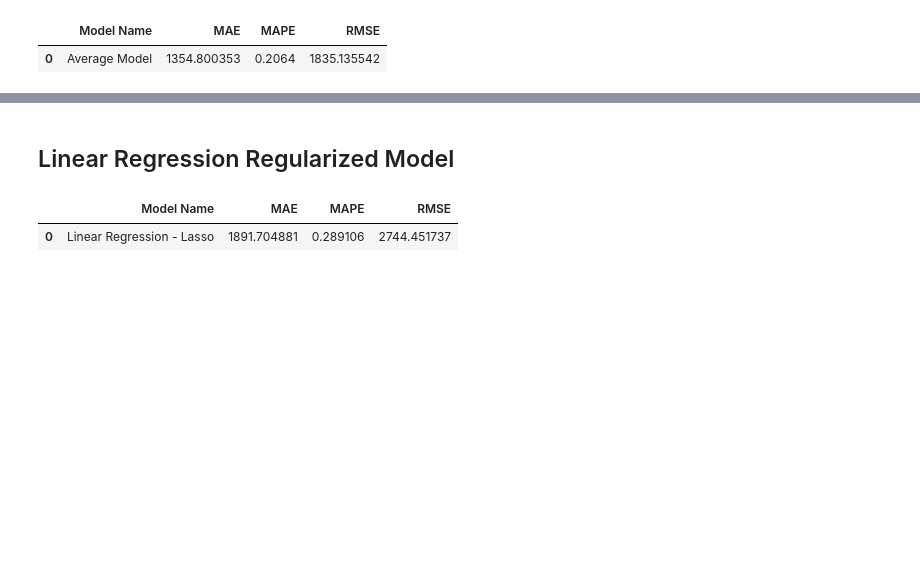
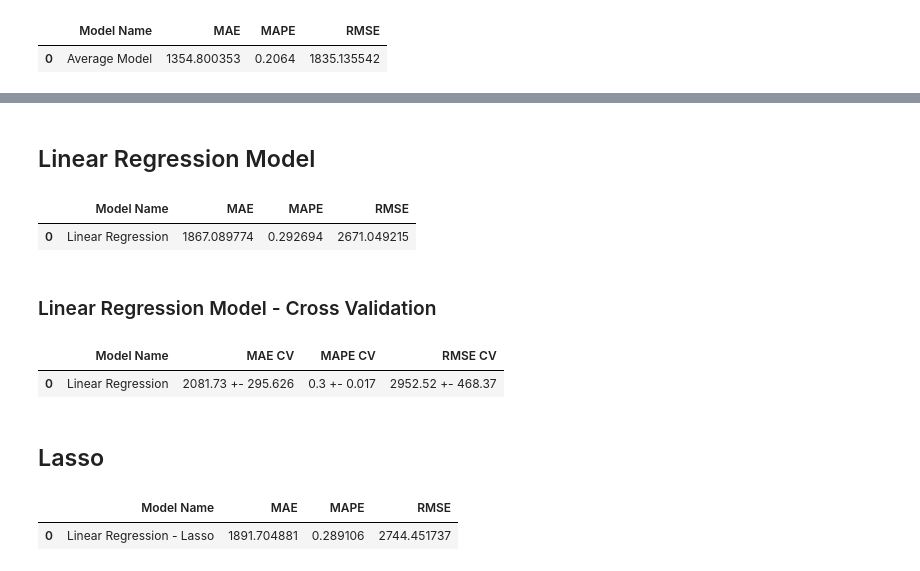
Before and after one commit to crisguimaraes/DS_Producao_Rossmann, a Jupyter notebook: M07_v01_v02_store_sales_prediction.ipynb, the cells around one changed output, grey strips where cells are left out. Saved outputs shown, nothing was run; the diff lists cells and outputs as text; code cells hidden in the pictures; blank space fills up the shorter version.

```diff
--- a/M07_v01_v02_store_sales_prediction.ipynb
+++ b/M07_v01_v02_store_sales_prediction.ipynb
@@ -1077,4 +1123,5 @@ cols_selected_boruta = [
 feat_to_add = ['date', 'sales']
 
 # final features
-#cols_selected_boruta.extend( feat_to_add )
+cols_selected_boruta_full = cols_selected_boruta.copy()
+cols_selected_boruta_full.extend( feat_to_add )
@@ -1083,3 +1130,6 @@ feat_to_add = ['date', 'sales']
 # %%
 x_train = X_train[ cols_selected_boruta]
 x_test = X_test[ cols_selected_boruta ]
+
+#Time Series data preparation
+x_training = X_train[ cols_selected_boruta_full ]
@@ -1118,15 +1153,38 @@ lr_result
-# %% [markdown]
-## Linear Regression Regularized Model
-# %%
-#model
-lrr = Lasso( alpha = 0.01 ).fit( x_train, y_train)
-
-#prediction
-yhat_lrr = lrr.predict( x_test )
-
-#performance
-lrr_result = ml_error('Linear Regression - Lasso', np.expm1(y_test), np.expm1(yhat_lrr))
-lrr_result
-# %% [output]
-|  | Model Name | MAE | MAPE | RMSE |
-| 0 | Linear Regression - Lasso | 1891.704881 | 0.289106 | 2744.451737 |
+# %% [markdown]
+## Linear Regression Model
+# %%
+#model
+lr = LinearRegression().fit( x_train, y_train)
+
+#prediction
+yhat_lr = lr.predict( x_test )
+
+#performance
+lr_result = ml_error('Linear Regression', np.expm1(y_test), np.expm1(yhat_lr))
+lr_result
+# %% [output]
+|  | Model Name | MAE | MAPE | RMSE |
+| 0 | Linear Regression | 1867.089774 | 0.292694 | 2671.049215 |
+# %% [markdown]
+### Linear Regression Model - Cross Validation
+# %%
+lr_result_cv = cross_validation(x_training, 5, 'Linear Regression', lr, verbose=False)
+lr_result_cv #essa é a performance real do modelo
+# %% [output]
+|  | Model Name | MAE CV | MAPE CV | RMSE CV |
+| 0 | Linear Regression | 2081.73 +- 295.626 | 0.3 +- 0.017 | 2952.52 +- 468.37 |
+# %% [markdown]
+## Lasso
+# %%
+#model
+lrr = Lasso( alpha = 0.01 ).fit( x_train, y_train)
+
+#prediction
+yhat_lrr = lrr.predict( x_test )
+
+#performance
+lrr_result = ml_error('Linear Regression - Lasso', np.expm1(y_test), np.expm1(yhat_lrr))
+lrr_result
+# %% [output]
+|  | Model Name | MAE | MAPE | RMSE |
+| 0 | Linear Regression - Lasso | 1891.704881 | 0.289106 | 2744.451737 |
```
Also changed, not shown: parts of 25 cells of this notebook.
